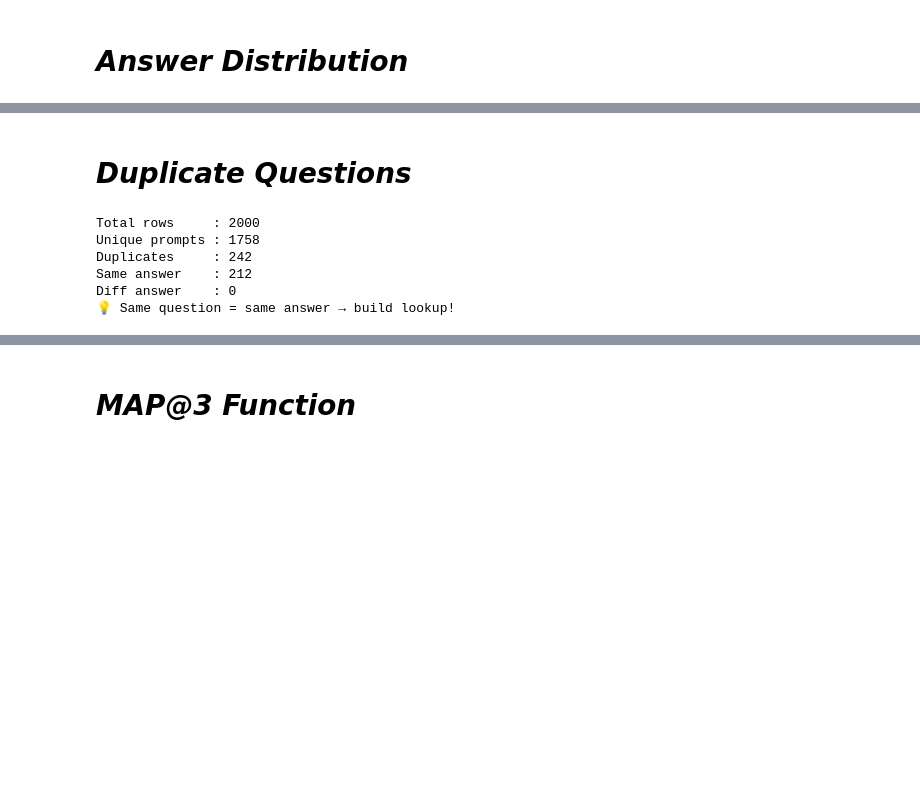
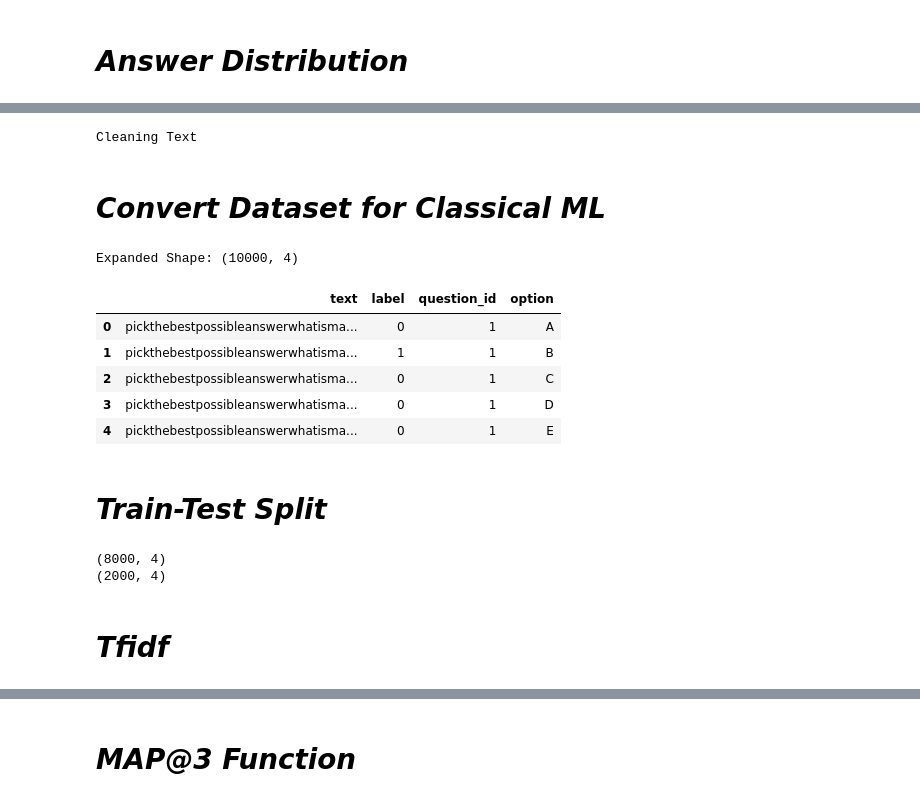
Before and after one commit to 23f2005181/DL-23f2005181-notebook-t22026, a Jupyter notebook: kaggle_notebook.ipynb, the cells around one changed output, grey strips where cells are left out. Drawn from its saved outputs; the diff is of its cells as text; code cells hidden in the pictures; blank space fills up the shorter version.

```diff
--- a/kaggle_notebook.ipynb
+++ b/kaggle_notebook.ipynb
@@ -157,20 +104,54 @@ plt.show()
-# %% [markdown]
-# *Duplicate Questions*
-# %%
-unique_prompts = train_df['prompt'].nunique()
-print(f'Total rows     : {len(train_df)}')
-print(f'Unique prompts : {unique_prompts}')
-print(f'Duplicates     : {len(train_df) - unique_prompts}')
-
-dup_df     = train_df[train_df.duplicated('prompt', keep=False)]
-consistent = dup_df.groupby('prompt')['answer'].nunique()
-print(f'Same answer    : {(consistent==1).sum()}')
-print(f'Diff answer    : {(consistent>1).sum()}')
-print('💡 Same question = same answer → build lookup!')
-# %% [output]
-Total rows     : 2000
-Unique prompts : 1758
-Duplicates     : 242
-Same answer    : 212
-Diff answer    : 0
-💡 Same question = same answer → build lookup!
+# %%
+def clean_text(text):
+    text = str(text).lower()
+    text = re.sub(r'[^a-z0-9\s]','',text)
+    text = re.sub(r'\s+','',text)
+    return text.strip()
+# %%
+train_df['prompt'] = train_df['prompt'].apply(clean_text)
+test_df['prompt'] = test_df['prompt'].apply(clean_text)
+for col in ['A','B','C','D','E']:
+    train_df[col] = train_df[col].apply(clean_text)
+    test_df[col] = test_df[col].apply(clean_text)
+print('Cleaning Text')
+# %% [output]
+Cleaning Text
+# %% [markdown]
+# *Convert Dataset for Classical ML*
+# %%
+rows = []
+for _,row in train_df.iterrows():
+    for option in ['A','B','C','D','E']:
+        rows.append({
+             'text': row['prompt'] + '[SEP]' + row[option],
+             'label': 1 if option == row['answer'] else 0 ,
+             'question_id': row['id'],
+             'option': option
+
+        })
+
+
+ml_df = pd.DataFrame(rows)
+print('Expanded Shape:',ml_df.shape)
+ml_df.head(5)
+# %% [output]
+Expanded Shape: (10000, 4)
+|  | text | label | question_id | option |
+| 0 | pickthebestpossibleanswerwhatisma... | 0 | 1 | A |
+| 1 | pickthebestpossibleanswerwhatisma... | 1 | 1 | B |
+| 2 | pickthebestpossibleanswerwhatisma... | 0 | 1 | C |
+| 3 | pickthebestpossibleanswerwhatisma... | 0 | 1 | D |
+| 4 | pickthebestpossibleanswerwhatisma... | 0 | 1 | E |
+# %% [markdown]
+# *Train-Test Split*
+# %%
+train_data , val_data = train_test_split(
+    ml_df , test_size = 0.2 , random_state = seed , stratify = ml_df['label']
+)
+print(train_data.shape)
+print(val_data.shape)
+# %% [output]
+(8000, 4)
+(2000, 4)
+# %% [markdown]
+# *Tfidf*
```
Also changed, not shown: parts of 36 cells of this notebook.
